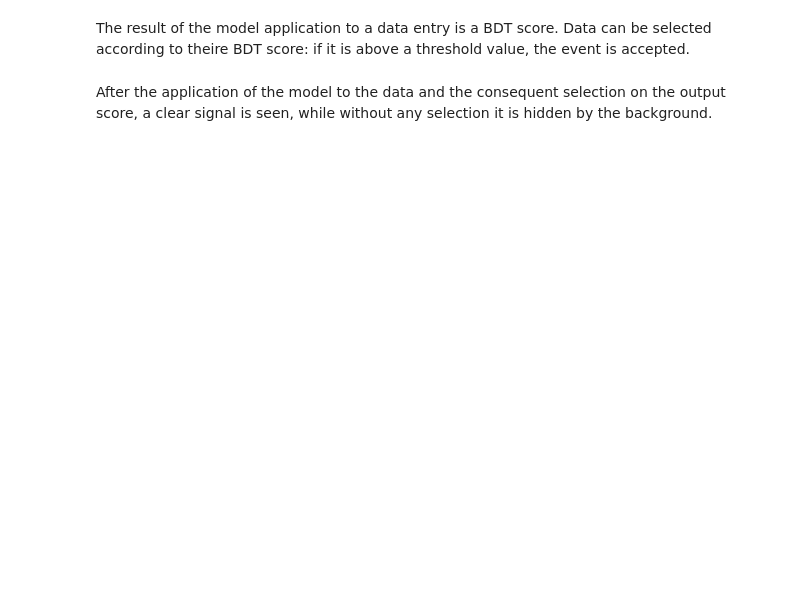
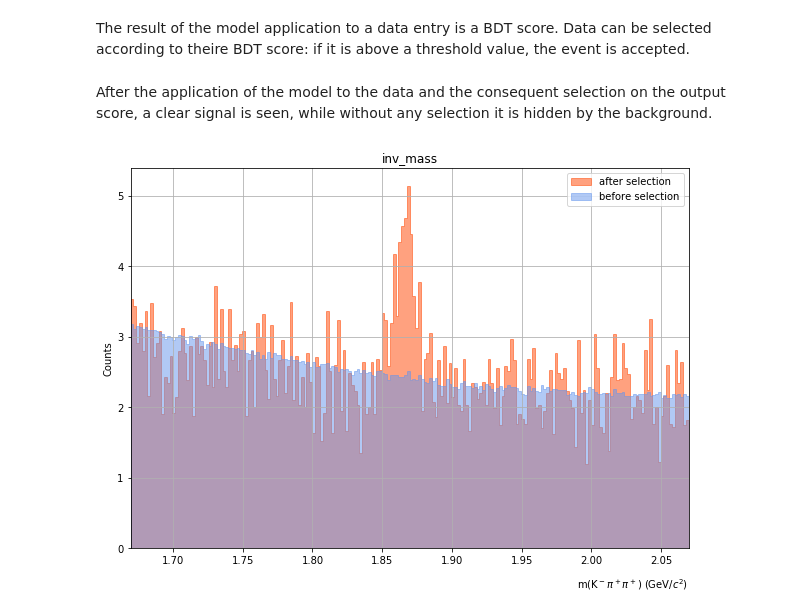
Before and after one commit to hipe4ml/hipe4ml, a Jupyter notebook: tutorials/hipe4ml_tutorial_binary.ipynb, the cells around one changed output. Drawn from its saved outputs; the diff is of its cells as text; code cells hidden in the pictures; blank space fills up the shorter version.

```diff
--- a/tutorials/hipe4ml_tutorial_binary.ipynb
+++ b/tutorials/hipe4ml_tutorial_binary.ipynb
@@ -104,6 +103,5 @@ In the cross validation procedure, the original sample is divided in _n_ parts c
 
 The ModelHandler automatically updates the hyperparemeters after their optimisation.
 # %%
-train_test_data = [train_set, y_train, test_set, y_test]
 hyper_pars_ranges = {'n_estimators': (200, 1000), 'max_depth': (2, 4), 'learning_rate': (0.01, 0.1)}
 model_hdl.optimize_params_bayes(train_test_data, hyper_pars_ranges, 'roc_auc', nfold=5, init_points=5, n_iter=5, njobs=-1)
@@ -151,2 +173,6 @@ df_data_sel = df_data.query('BDT_output > 0.90')
+# %%
+dataH.apply_model_handler(model_hdl, False)
+# %%
+selected_data_hndl = dataH.get_subset('model_output>0.90')
 # %% [markdown]
 After the application of the model to the data and the consequent selection on the output score, a clear signal is seen, while without any selection it is hidden by the background.
@@ -161,0 +179,10 @@ ax.legend()
+# %%
+labels_list = ["after selection","before selection"]
+colors_list = ['orangered', 'cornflowerblue']
+plot_utils.plot_distr([selected_data_hndl, dataH], column='inv_mass', bins=200, labels=labels_list, colors=colors_list, density=True,fill=True, histtype='step', alpha=0.5)
+ax = plt.gca()
+ax.set_xlabel(r'm(K$^-\pi^+\pi^+$) (GeV/$c^2$)')
+ax.margins(x=0)
+ax.xaxis.set_label_coords(0.9, -0.075)
+# %% [output]
+[figure, added]
```
Also changed, not shown: parts of 19 cells of this notebook, 3 other files.
